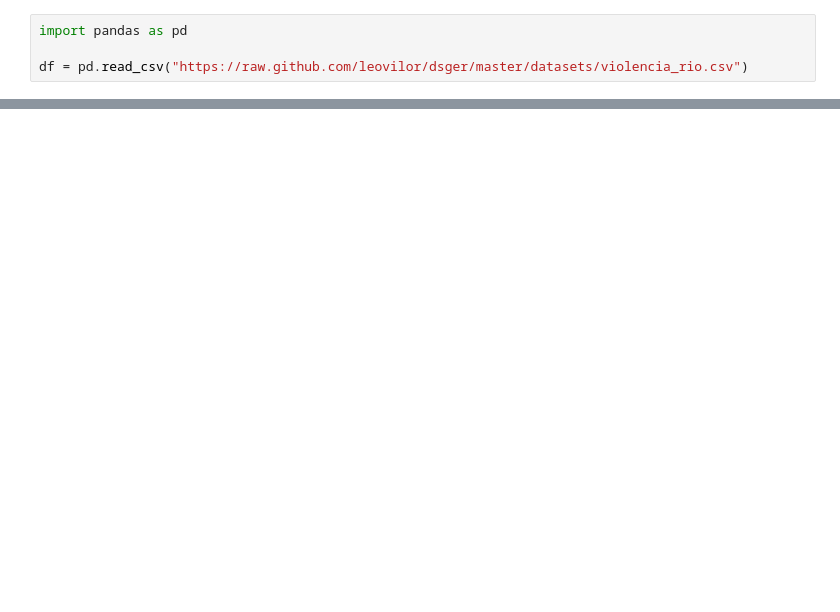
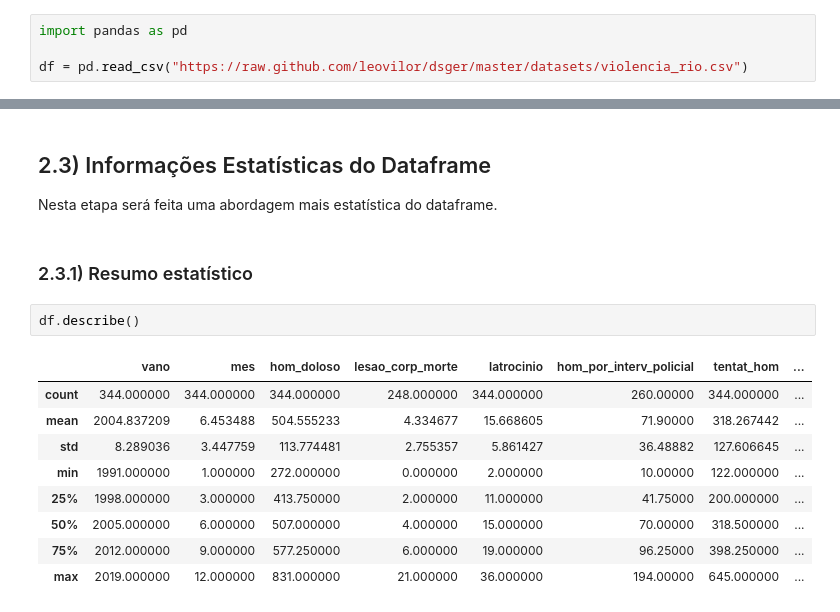
Before and after one commit to leovilor/dsger, a Jupyter notebook: Analisando_a_Violência_no_Rio_de_Janeiro.ipynb, the cells around one changed output, grey strips where cells are left out. Drawn from its saved outputs; the diff is of its cells as text; blank space fills up the shorter version.

```diff
--- a/Analisando_a_Violência_no_Rio_de_Janeiro.ipynb
+++ b/Analisando_a_Violência_no_Rio_de_Janeiro.ipynb
@@ -124,0 +123,18 @@ Escreva suas conclusões e análises sobre os indicadores de violência do Rio d
+# %% [markdown]
+## 2.3) Informações Estatísticas do Dataframe
+
+Nesta etapa será feita uma abordagem mais estatística do dataframe.
+# %% [markdown]
+### 2.3.1) Resumo estatístico
+# %%
+df.describe()
+# %% [output]
+|  | vano | mes | hom_doloso | lesao_corp_morte | latrocinio | hom_por_interv_policial | tentat_hom | ... |
+| count | 344.000000 | 344.000000 | 344.000000 | 248.000000 | 344.000000 | 260.00000 | 344.000000 | ... |
+| mean | 2004.837209 | 6.453488 | 504.555233 | 4.334677 | 15.668605 | 71.90000 | 318.267442 | ... |
+| std | 8.289036 | 3.447759 | 113.774481 | 2.755357 | 5.861427 | 36.48882 | 127.606645 | ... |
+| min | 1991.000000 | 1.000000 | 272.000000 | 0.000000 | 2.000000 | 10.00000 | 122.000000 | ... |
+| 25% | 1998.000000 | 3.000000 | 413.750000 | 2.000000 | 11.000000 | 41.75000 | 200.000000 | ... |
+| 50% | 2005.000000 | 6.000000 | 507.000000 | 4.000000 | 15.000000 | 70.00000 | 318.500000 | ... |
+| 75% | 2012.000000 | 9.000000 | 577.250000 | 6.000000 | 19.000000 | 96.25000 | 398.250000 | ... |
+| max | 2019.000000 | 12.000000 | 831.000000 | 21.000000 | 36.000000 | 194.00000 | 645.000000 | ... |
```
Also changed, not shown: parts of 43 cells of this notebook.
